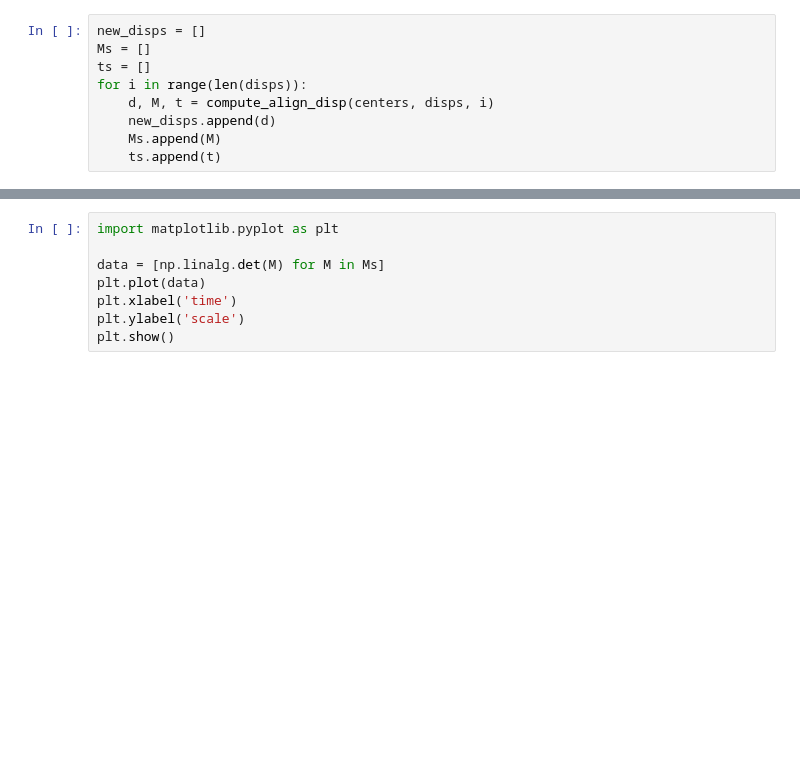
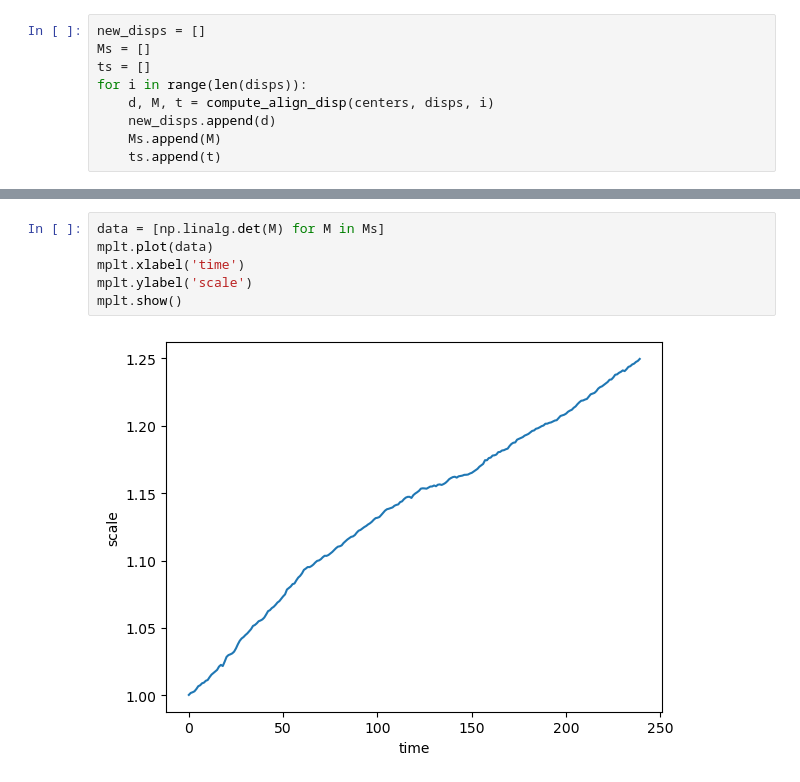
Before and after one commit to ziyi-zhang/Zebrafish, a Jupyter notebook: read_analysis.ipynb, the cells around one changed output, grey strips where cells are left out. Drawn from its saved outputs; the diff is of its cells as text; blank space fills up the shorter version.

```diff
--- a/read_analysis.ipynb
+++ b/read_analysis.ipynb
@@ -368,10 +344,10 @@ plt.show()
 # %%
-import matplotlib.pyplot as plt
-
 data = [np.linalg.det(M) for M in Ms]
-plt.plot(data)
-plt.xlabel('time')
-plt.ylabel('scale')
-plt.show()
+mplt.plot(data)
+mplt.xlabel('time')
+mplt.ylabel('scale')
+mplt.show()
+# %% [output]
+[figure, added]
 # %%
 data = [t[0] for t in ts]
```
Also changed, not shown: parts of 25 cells of this notebook, 1 other file.
